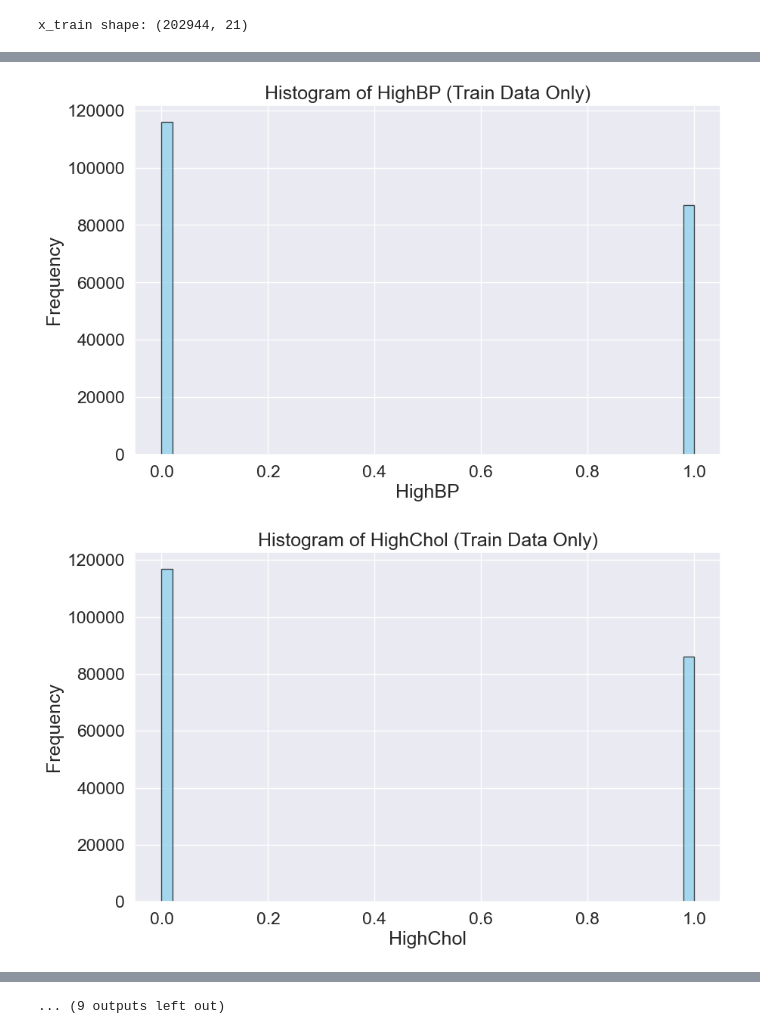
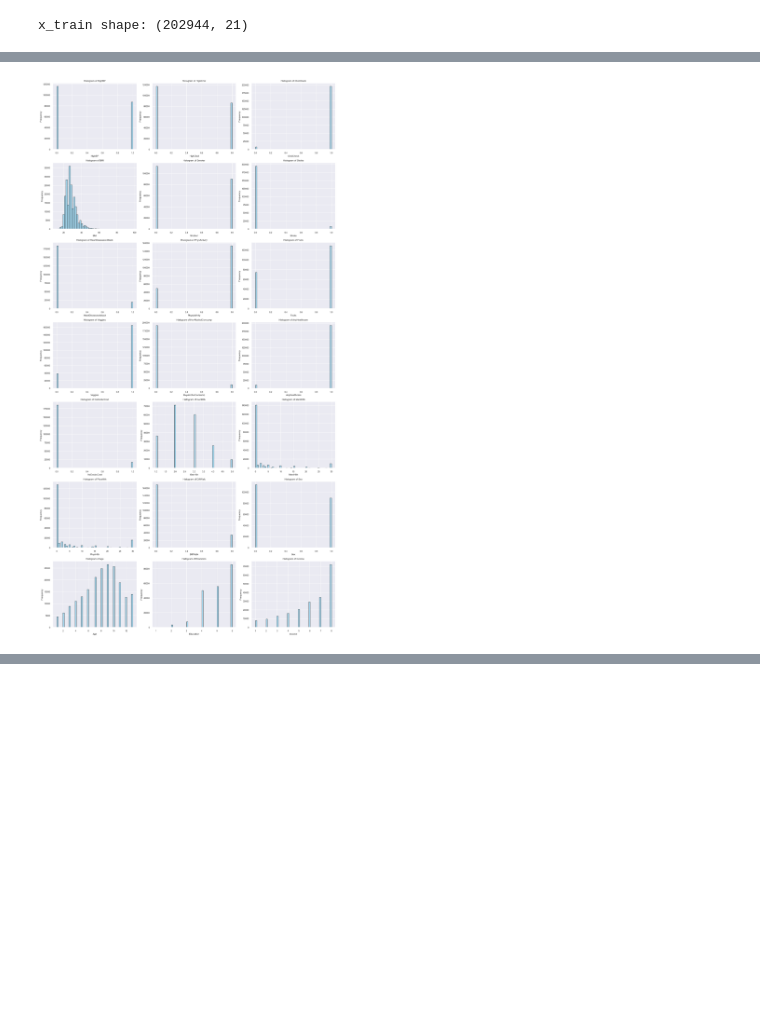
Before and after one commit to SulbenS/MaskinL-ringOppgaver, a Jupyter notebook: Oppgave2.ipynb, the cells around one changed output, grey strips where cells are left out. Saved outputs shown, nothing was run; the diff lists cells and outputs as text; code cells hidden in the pictures; blank space fills up the shorter version.

```diff
--- a/Oppgave2.ipynb
+++ b/Oppgave2.ipynb
@@ -124,13 +85,11 @@ Text(0.5, 1.0, 'Age groups distribution by gender (Training data)')
 # %%
+dfTrainWithGender = dfTrain.copy()
+dfTrainWithGender['Sex'] = dfTrainWithGender['Sex'].replace({0: 'Female', 1: 'Male'})
+
 plt.figure(figsize=(7,5))
-sns.set(font_scale=1.5)
+sns.set_theme(font_scale=1.5)
 sns.countplot(x='Sex', data=dfTrainWithGender, hue="Diabetes_binary")
 plt.title('Diabetes distribution by gender (Training data)')
 # %% [output]
 Text(0.5, 1.0, 'Diabetes distribution by gender (Training data)')
 [figure]
-# %%
-plt.figure(figsize=(7,5))
-sns.set(font_scale=1.5)
-sns.countplot(x='Age', data=dfTrain, hue="Diabetes_binary")
-plt.title('Diabetes distribution by age groups (Training data)')
@@ -140,6 +96,5 @@ Text(0.5, 1.0, 'Diabetes distribution by age groups (Training data)')
 # %%
 plt.figure(figsize=(7,5))
-sns.set(font_scale=1.5)
-sns.countplot(x='Smoker', data=dfTrain, hue="Diabetes_binary")
-plt.title('Diabetes distribution by smoker (Training data)')
+sns.histplot(dfTrain['BMI'], bins=20)
+plt.title('Distribution of BMI (Training data)')
 # %% [output]
@@ -149,14 +104,14 @@ Text(0.5, 1.0, 'Diabetes distribution by smoker (Training data)')
 numeric_df = dfTrain.select_dtypes(include='number')
 corr_matrix = numeric_df.corr()
 
+sns.set_theme(font_scale=0.7, )
 plt.figure(figsize=(14, 12))
 ax = sns.heatmap(
     corr_matrix,
-    annot=False,
+    annot=True,
     fmt=".2f",
     cmap="coolwarm",
     square=True,
-    cbar_kws={"orientation": "horizontal"}
 )
 plt.title("Feature Correlation Heatmap (Training Data)", fontsize=24)
 plt.xticks(fontsize=18, rotation=90)
@@ -316,16 +280,24 @@ plt.show()
 # %%
 numeric_df = dfTrain.select_dtypes(include='number')
-numeric_cols = numeric_df.columns
+numeric_cols = [col for col in numeric_df.columns if col != 'Diabetes_binary']
+n_cols = 3  # Number of columns in the grid
+n_rows = math.ceil(len(numeric_cols) / n_cols)
 
-for col in numeric_cols:
-    if col != 'Diabetes_binary':  # Skip target column (already shown as scatter target)
-        plt.figure(figsize=(10, 6))
-        plt.hist(dfTrain[col], bins=50, color='skyblue', edgecolor='black', alpha=0.7)
-        plt.xlabel(col)
-        plt.ylabel('Frequency')
-        plt.title(f'Histogram of {col} (Train Data Only)')
-        plt.grid(True)
-        plt.show()
+fig, axes = plt.subplots(n_rows, n_cols, figsize=(5 * n_cols, 4 * n_rows))
+axes = axes.flatten()
+
+for i, col in enumerate(numeric_cols):
+    axes[i].hist(dfTrain[col], bins=50, color='skyblue', edgecolor='black', alpha=0.7)
+    axes[i].set_xlabel(col)
+    axes[i].set_ylabel('Frequency')
+    axes[i].set_title(f'Histogram of {col}')
+    axes[i].grid(True)
+
+# Hide any unused subplots
+for j in range(i + 1, len(axes)):
+    axes[j].set_visible(False)
+
+plt.tight_layout()
+plt.show()
 # %% [output]
-[figure, old version]
+[figure, new version]
-[figure, removed]
@@ -342 +303,0 @@ for col in numeric_cols:
-... (9 outputs left out)
```
Also changed, not shown: parts of 14 cells of this notebook, 1 other file.
